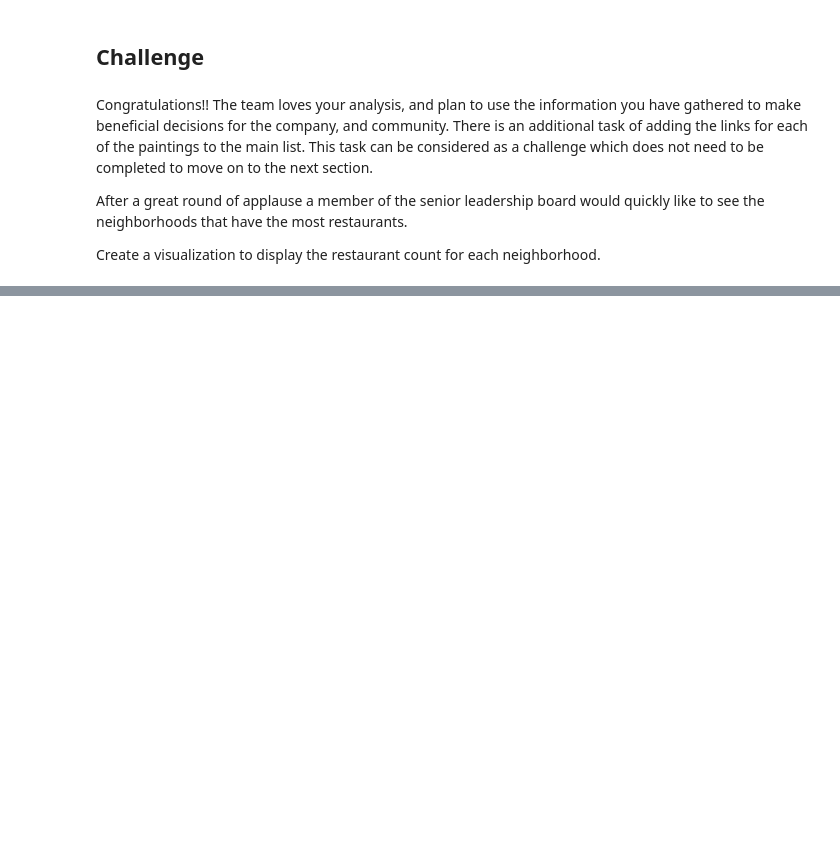
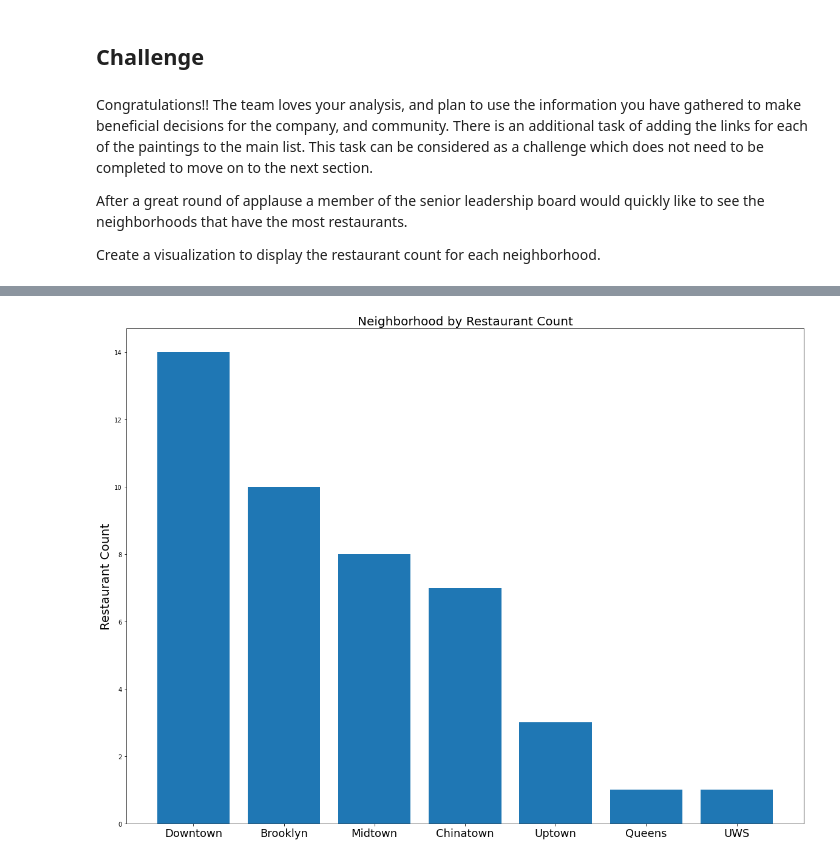
Before and after one commit to aoehiagwina/Restaurant_Data, a Jupyter notebook: foodwheel_project.ipynb, the cells around one changed output, grey strips where cells are left out. Saved outputs shown, nothing was run; the diff lists cells and outputs as text; code cells hidden in the pictures; blank space fills up the shorter version.

```diff
--- a/foodwheel_project.ipynb
+++ b/foodwheel_project.ipynb
@@ -161,0 +237,14 @@ Create a visualization to display the restaurant count for each neighborhood.
+# %%
+# Create barplot
+fig, ax = plt.subplots(figsize=(20,15))
+#ax = plt.subplot(figsize=(20,15))
+plt.bar(restaurant['neighborhood'].unique(),
+        restaurant['neighborhood'].value_counts().values,
+       capsize=5)
+ax.set_xticks(range(len(restaurant['neighborhood'].unique())))
+ax.set_xticklabels(['Downtown', 'Brooklyn', 'Midtown', 'Chinatown', 'Uptown', 'Queens', 'UWS'], fontsize=18)
+plt.ylabel('Restaurant Count', fontsize=20)
+plt.title('Neighborhood by Restaurant Count', fontsize=20)
+plt.show()
+# %% [output]
+[figure, added]
```
Also changed, not shown: parts of 9 cells of this notebook.
